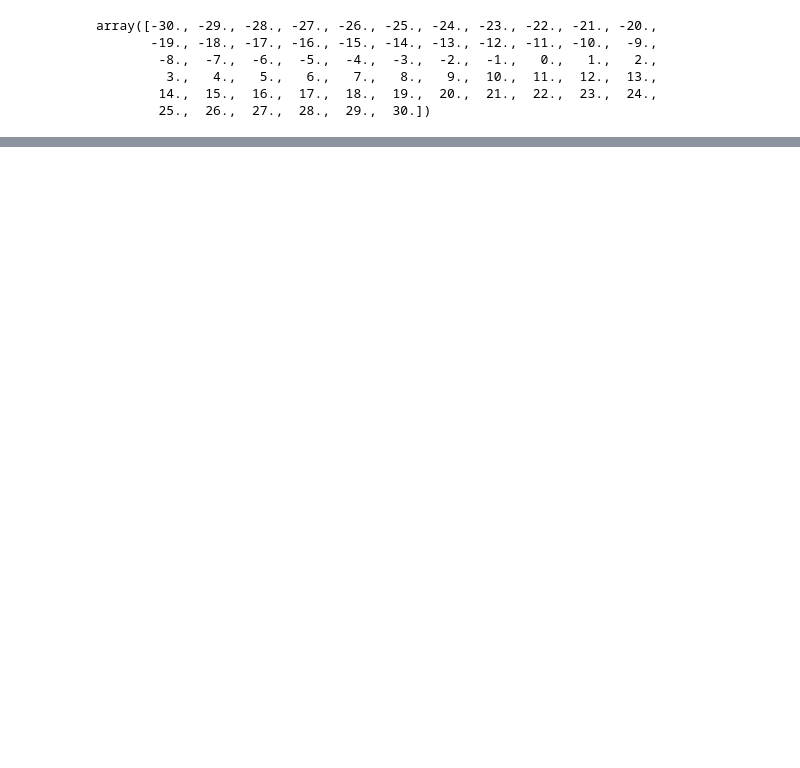
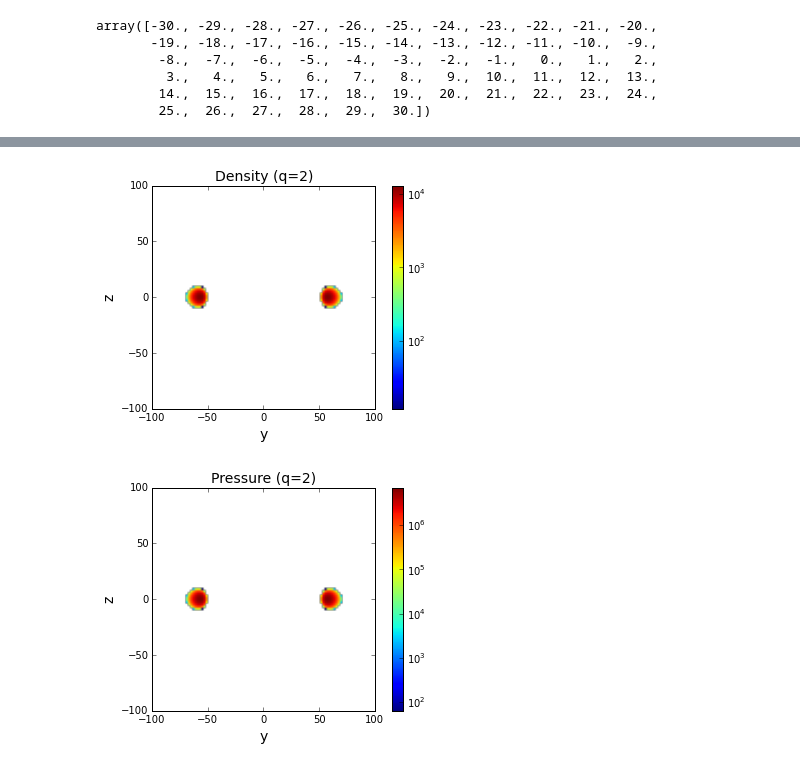
Before and after one commit to dorisjlee/usrp, a Jupyter notebook: notes/06_26_2015.ipynb, the cells around one changed output, grey strips where cells are left out. Saved outputs shown, nothing was run; the diff lists cells and outputs as text; code cells hidden in the pictures; blank space fills up the shorter version.

```diff
--- a/notes/06_26_2015.ipynb
+++ b/notes/06_26_2015.ipynb
@@ -148,0 +198,47 @@ array([-30., -29., -28., -27., -26., -25., -24., -23., -22., -21., -20.,
+# %%
+def plot_rho(q,log=True):
+    n = 1.5
+    xmax=100
+    ymax=100
+    img = np.zeros((100,100))
+    img2 = np.zeros((100,100))
+    for x in np.arange(-1.0*(img.shape[0]-1)/2.,(img.shape[0]-1)/2.):
+        for y in np.arange(-1.0*(img.shape[1]-1)/2.,(img.shape[1]-1)/2.):
+            r = np.sqrt(x**2+y**2)
+            theta = np.arctan(y/x)
+            if (r!=0.0):
+                omega = omega0*(w0/r)**q#radial velocity
+                h2 = (2*q-3)*(a**2-(r-w0)**2)
+                rho = (omega**2/(2*(n+1)))**n*(h2-r**2*np.cos(theta)**2)**n
+                p = (omega**2/(2*(n+1)))**(n+1)*(h2-r**2*np.cos(theta)**2)**(n+1)
+            else:
+                rho=10.
+                p=10.
+            img[x+xmax/2][y+ymax/2]  =rho
+            img2[x+xmax/2][y+ymax/2]=p
+    plt.figure()
+    if log==True:
+        im = plt.imshow(img,norm=LogNorm())#,origin="lower")
+    else:
+        im=plt.imshow(img)#,norm=LogNorm())#,origin="lower")
+    im.set_extent([-xmax,xmax,-ymax,ymax])
+    plt.title("Density (q={})".format(q),fontsize=14)
+    plt.xlabel("y",fontsize=14)
+    plt.ylabel("z",fontsize=14)
+    plt.colorbar()
+
+    plt.figure()
+    if log==True:
+        im = plt.imshow(img2,norm=LogNorm())#,origin="lower")
+    else:
+        im=plt.imshow(img2)#,norm=LogNorm())#,origin="lower")
+    im.set_extent([-xmax,xmax,-ymax,ymax])
+    plt.title("Pressure (q={})".format(q),fontsize=14)
+    plt.xlabel("y",fontsize=14)
+    plt.ylabel("z",fontsize=14)
+    plt.colorbar()
+# %%
+plot_rho(2)
+# %% [output]
+[figure, added]
+[figure, added]
```
Also changed, not shown: parts of 7 cells of this notebook.
